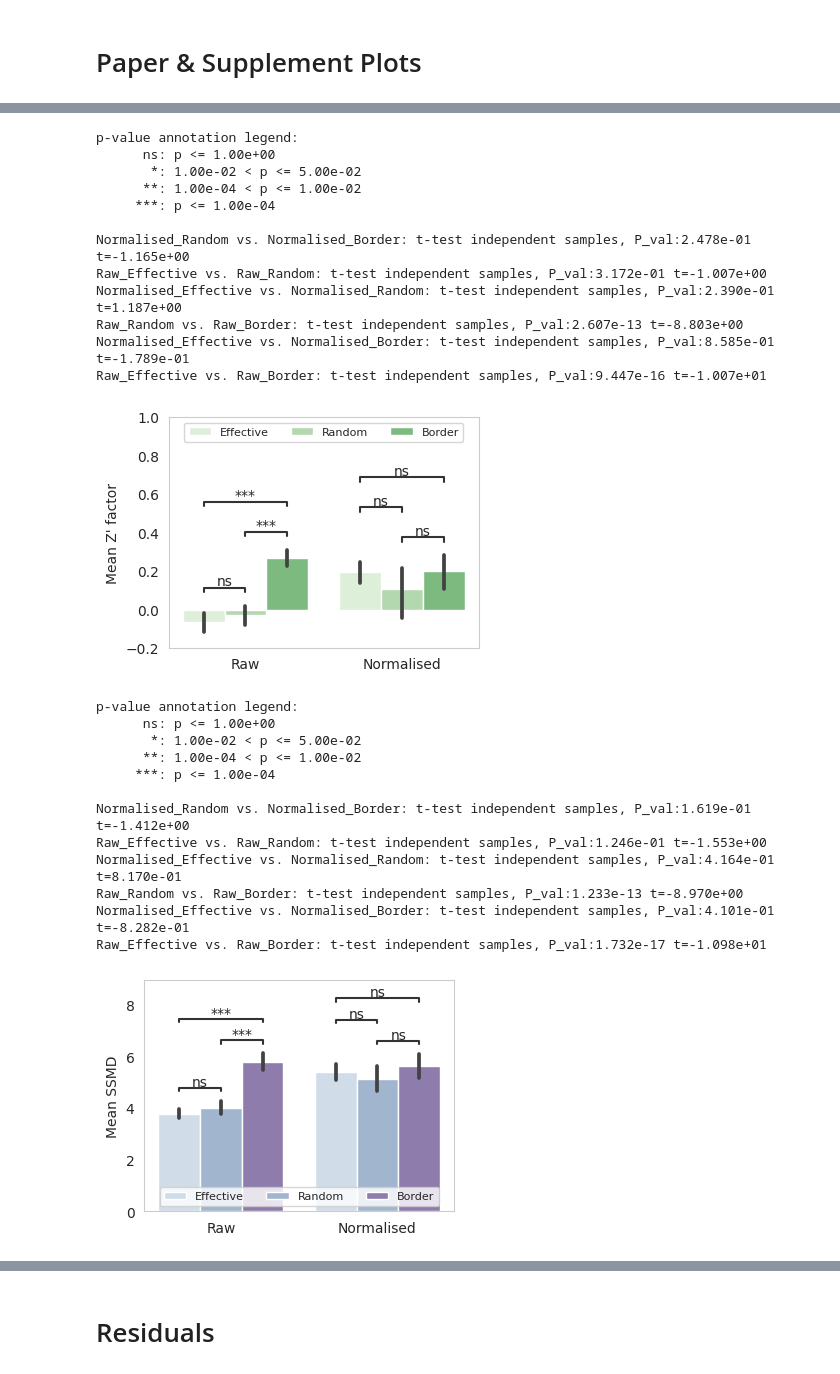
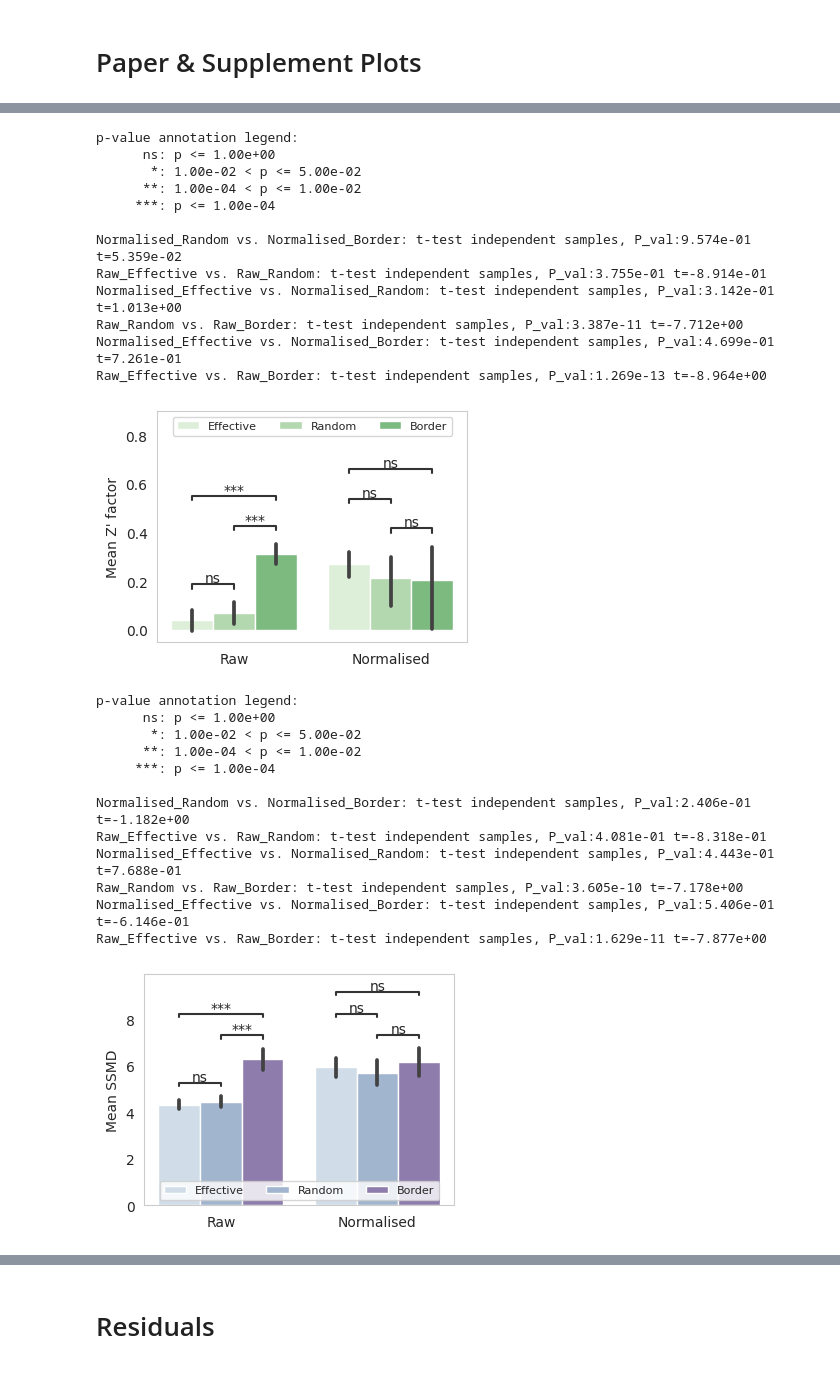
Before and after one commit to pharmbio/plaid, a Jupyter notebook: simulations/screening-supplement.ipynb, the cells around one changed output, grey strips where cells are left out. Saved outputs shown, nothing was run; the diff lists cells and outputs as text; code cells hidden in the pictures.

```diff
--- a/simulations/screening-supplement.ipynb
+++ b/simulations/screening-supplement.ipynb
@@ -1118,34 +120,36 @@ Raw_Effective vs. Raw_Border: t-test independent samples, P_val:1.532e-10 t=-7.3
-# %%
-## Not included
-screening_scores_data_filename = 'screening_scores_data-10-10-0.05-20220324-10-10-lose-rows.csv'
-fig_name = "bowl-10-10-0.05"
-
-util.plotting_z_scores(screening_scores_data_filename, fig_name, y_min=-0.2,y_max=1.0)
-util.plotting_ssmd_scores(screening_scores_data_filename, fig_name)
-# %% [output]
-p-value annotation legend:
-      ns: p <= 1.00e+00
-       *: 1.00e-02 < p <= 5.00e-02
-      **: 1.00e-04 < p <= 1.00e-02
-     ***: p <= 1.00e-04
-
-Normalised_Random vs. Normalised_Border: t-test independent samples, P_val:2.478e-01 t=-1.165e+00
-Raw_Effective vs. Raw_Random: t-test independent samples, P_val:3.172e-01 t=-1.007e+00
-Normalised_Effective vs. Normalised_Random: t-test independent samples, P_val:2.390e-01 t=1.187e+00
-Raw_Random vs. Raw_Border: t-test independent samples, P_val:2.607e-13 t=-8.803e+00
-Normalised_Effective vs. Normalised_Border: t-test independent samples, P_val:8.585e-01 t=-1.789e-01
-Raw_Effective vs. Raw_Border: t-test independent samples, P_val:9.447e-16 t=-1.007e+01
-[figure, removed]
-p-value annotation legend:
-      ns: p <= 1.00e+00
-       *: 1.00e-02 < p <= 5.00e-02
-      **: 1.00e-04 < p <= 1.00e-02
-     ***: p <= 1.00e-04
-
-Normalised_Random vs. Normalised_Border: t-test independent samples, P_val:1.619e-01 t=-1.412e+00
-Raw_Effective vs. Raw_Random: t-test independent samples, P_val:1.246e-01 t=-1.553e+00
-Normalised_Effective vs. Normalised_Random: t-test independent samples, P_val:4.164e-01 t=8.170e-01
-Raw_Random vs. Raw_Border: t-test independent samples, P_val:1.233e-13 t=-8.970e+00
-Normalised_Effective vs. Normalised_Border: t-test independent samples, P_val:4.101e-01 t=-8.282e-01
-Raw_Effective vs. Raw_Border: t-test independent samples, P_val:1.732e-17 t=-1.098e+01
-[figure, removed]
+# %%
+screening_scores_data_filename = data_dir+'screening_scores_data-10-10-0.04-20220324-10-10.csv'
+fig_name = "bowl-10-10-0.04-stdev-10"
+
+util.plotting_z_scores(screening_scores_data_filename, fig_name, y_min=-0.05,y_max=0.9, fig_dir=fig_dir)
+util.plotting_ssmd_scores(screening_scores_data_filename, fig_name, fig_dir=fig_dir)
+
+util.plotting_z_scores_norm(screening_scores_data_filename, fig_name+"_norm", y_min=0,y_max=1.0, fig_dir=fig_dir)
+util.plotting_ssmd_scores_norm(screening_scores_data_filename, fig_name+"_norm",y_max=10.0, fig_dir=fig_dir)
+# %% [output]
+p-value annotation legend:
+      ns: p <= 1.00e+00
+       *: 1.00e-02 < p <= 5.00e-02
+      **: 1.00e-04 < p <= 1.00e-02
+     ***: p <= 1.00e-04
+
+Normalised_Random vs. Normalised_Border: t-test independent samples, P_val:9.574e-01 t=5.359e-02
+Raw_Effective vs. Raw_Random: t-test independent samples, P_val:3.755e-01 t=-8.914e-01
+Normalised_Effective vs. Normalised_Random: t-test independent samples, P_val:3.142e-01 t=1.013e+00
+Raw_Random vs. Raw_Border: t-test independent samples, P_val:3.387e-11 t=-7.712e+00
+Normalised_Effective vs. Normalised_Border: t-test independent samples, P_val:4.699e-01 t=7.261e-01
+Raw_Effective vs. Raw_Border: t-test independent samples, P_val:1.269e-13 t=-8.964e+00
+[figure, added]
+p-value annotation legend:
+      ns: p <= 1.00e+00
+       *: 1.00e-02 < p <= 5.00e-02
+      **: 1.00e-04 < p <= 1.00e-02
+     ***: p <= 1.00e-04
+
+Normalised_Random vs. Normalised_Border: t-test independent samples, P_val:2.406e-01 t=-1.182e+00
+Raw_Effective vs. Raw_Random: t-test independent samples, P_val:4.081e-01 t=-8.318e-01
+Normalised_Effective vs. Normalised_Random: t-test independent samples, P_val:4.443e-01 t=7.688e-01
+Raw_Random vs. Raw_Border: t-test independent samples, P_val:3.605e-10 t=-7.178e+00
+Normalised_Effective vs. Normalised_Border: t-test independent samples, P_val:5.406e-01 t=-6.146e-01
+Raw_Effective vs. Raw_Border: t-test independent samples, P_val:1.629e-11 t=-7.877e+00
+[figure, added]
```
Also changed, not shown: parts of 45 cells of this notebook.
